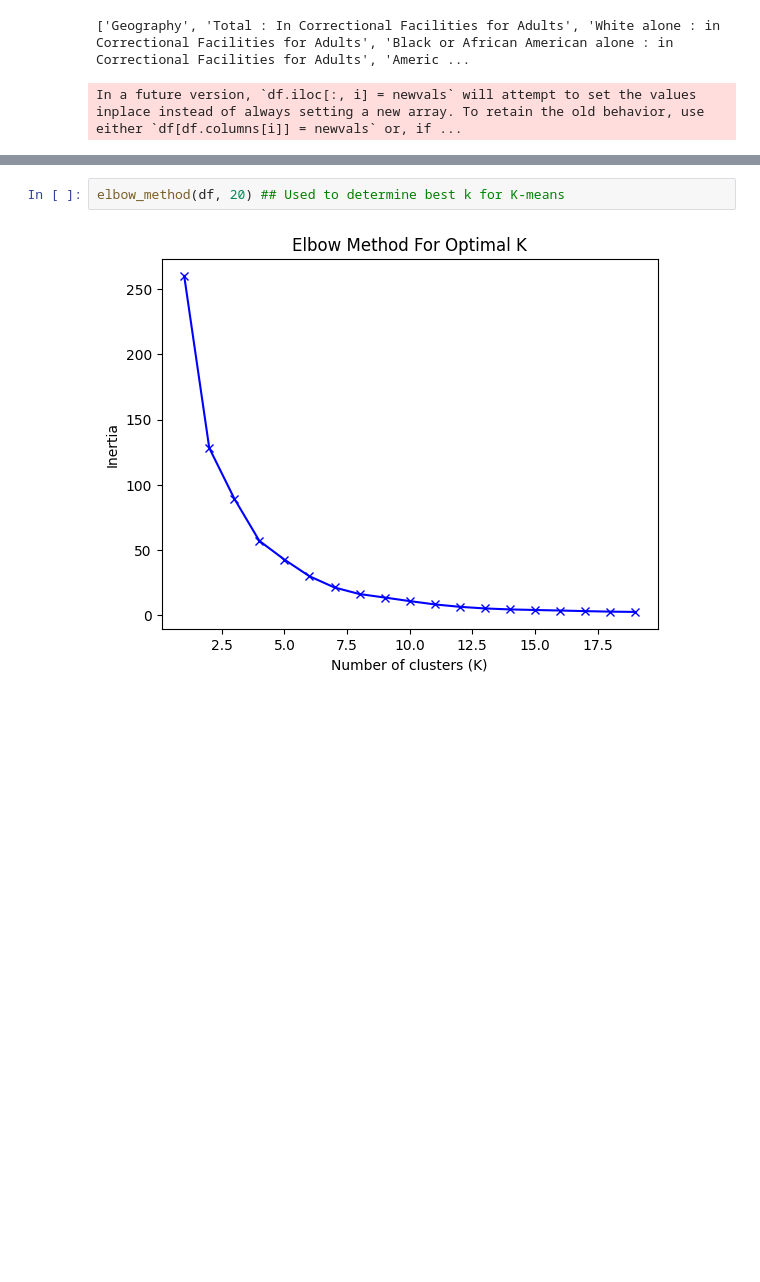
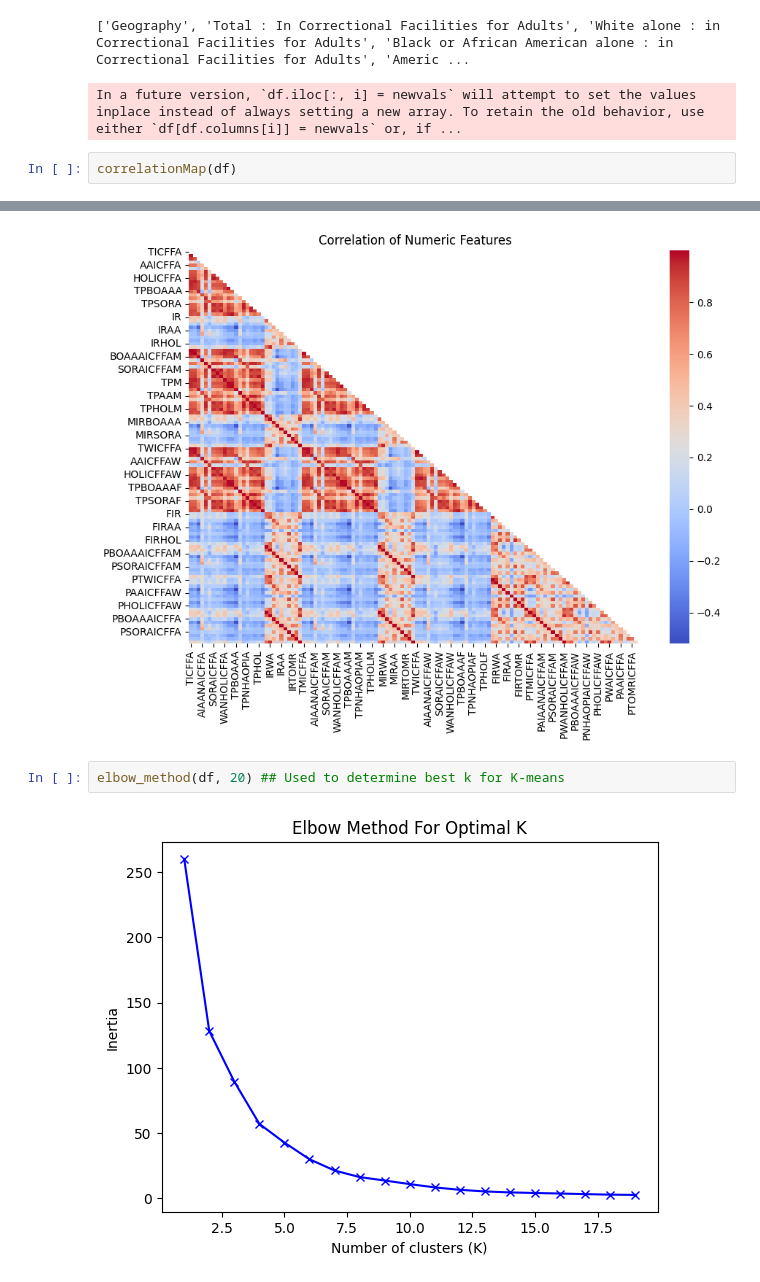
Before and after one commit to lorenzom222/CSC240_Project, a Jupyter notebook: final_project.ipynb, the cells around one changed output, grey strips where cells are left out. Saved outputs shown, nothing was run; the diff lists cells and outputs as text; blank space fills up the shorter version.

```diff
--- a/final_project.ipynb
+++ b/final_project.ipynb
@@ -512,3 +501,6 @@ print(list(df.columns))
 # %% [output]
 ['Geography', 'Total : In Correctional Facilities for Adults', 'White alone : in Correctional Facilities for Adults', 'Black or African American alone : in Correctional Facilities for Adults', 'Americ ...
 In a future version, `df.iloc[:, i] = newvals` will attempt to set the values inplace instead of always setting a new array. To retain the old behavior, use either `df[df.columns[i]] = newvals` or, if ...
+# %%
+correlationMap(df)
+# %% [output]
@@ -515,3 +509,4 @@ In a future version, `df.iloc[:, i] = newvals` will attempt to set the values in
+[figure, added]
 # %%
 elbow_method(df, 20) ## Used to determine best k for K-means
 # %% [output]
```
Also changed, not shown: parts of 33 cells of this notebook.
